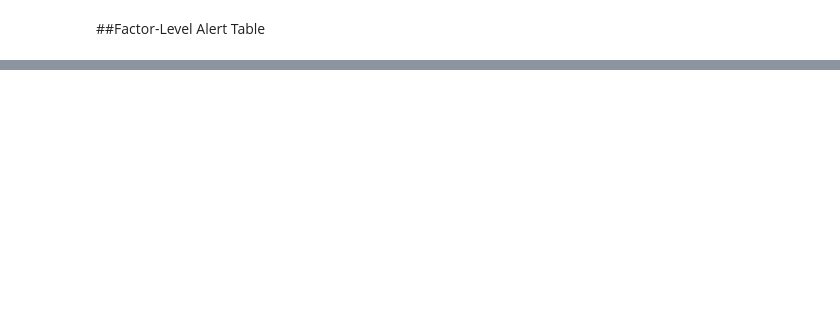
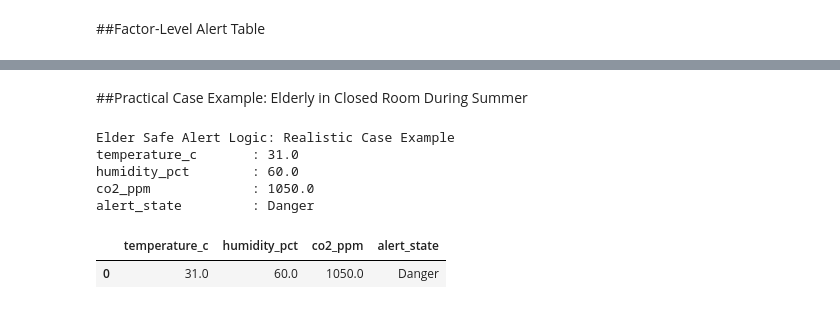
Before and after one commit to SanSint/ElderSafe-Simulation, a Jupyter notebook: Hybrid_result.ipynb, the cells around one changed output, grey strips where cells are left out. Saved outputs shown, nothing was run; the diff lists cells and outputs as text; code cells hidden in the pictures; blank space fills up the shorter version.

Commit message:
Update on simulation of critical case

```diff
--- a/Hybrid_result.ipynb
+++ b/Hybrid_result.ipynb
@@ -378 +486,39 @@ Share of TOTAL WARNING cases by factor:
 | CO2 | 14% | 10% |
+# %% [markdown]
+##Practical Case Example: Elderly in Closed Room During Summer
+# %%
+# thresholds from the Elder Safe Alert Logic (already used in main code)
+def elder_safe_alert_logic(temp, rh, co2):
+    if temp < 16 or temp > 30 or rh < 30 or rh > 70 or co2 > 1000:
+        return "Danger"
+    elif temp < 18 or temp > 28 or rh < 35 or rh > 65 or co2 > 800:
+        return "Warning"
+    else:
+        return "Safe"
+
+# simulation of one realistic case: closed room in summer afternoon
+case = {
+    "temperature_c": 31.0,   # °C
+    "humidity_pct": 60.0,    # %
+    "co2_ppm": 1050.0        # ppm
+}
+
+case["alert_state"] = elder_safe_alert_logic(
+    case["temperature_c"], case["humidity_pct"], case["co2_ppm"]
+)
+
+print("Elder Safe Alert Logic: Realistic Case Example")
+for k, v in case.items():
+    print(f"{k:20}: {v}")
+
+# confirmation table
+import pandas as pd
+pd.DataFrame([case])
+# %% [output]
+Elder Safe Alert Logic: Realistic Case Example
+temperature_c       : 31.0
+humidity_pct        : 60.0
+co2_ppm             : 1050.0
+alert_state         : Danger
+|  | temperature_c | humidity_pct | co2_ppm | alert_state |
+| 0 | 31.0 | 60.0 | 1050.0 | Danger |
```
Also changed, not shown: parts of 8 cells of this notebook.
